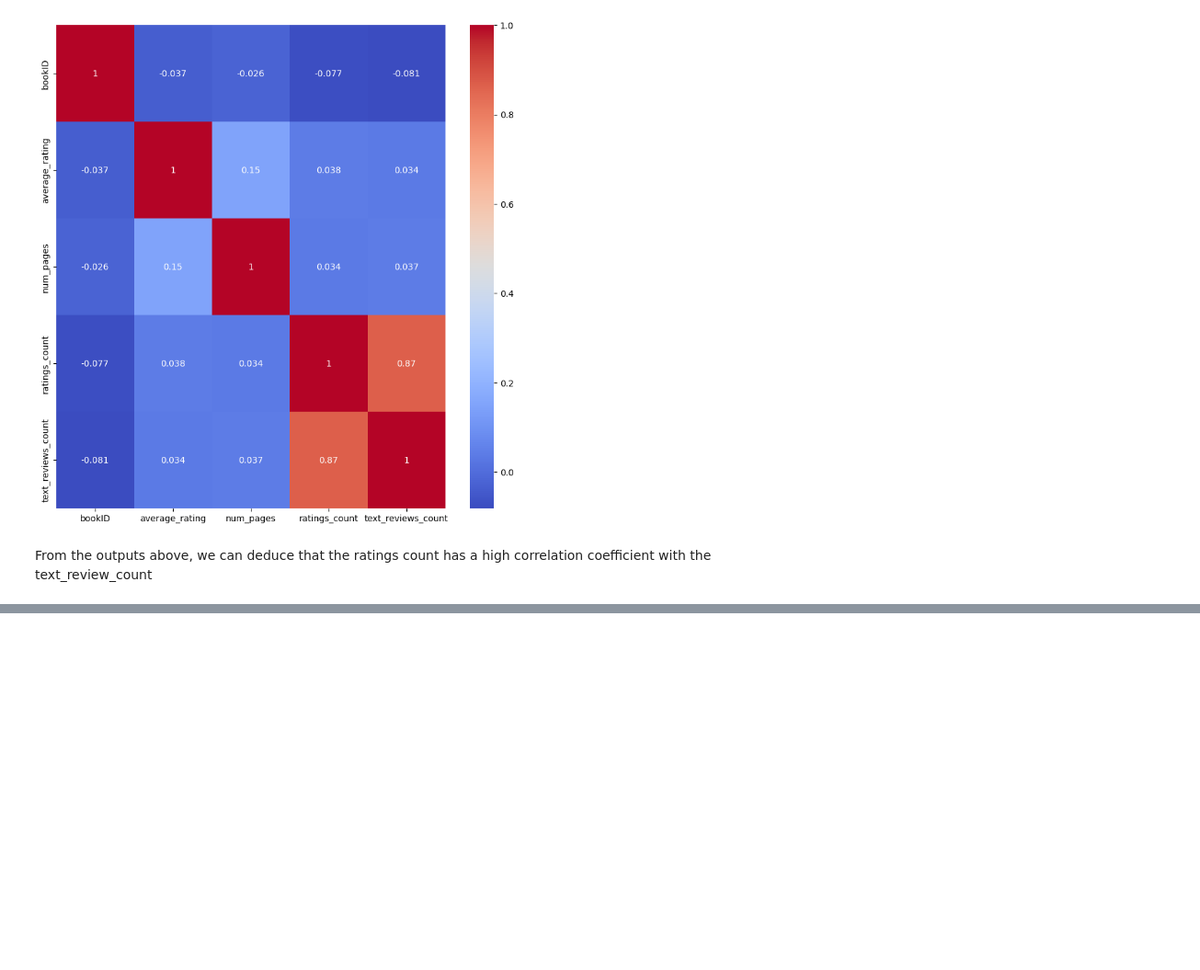
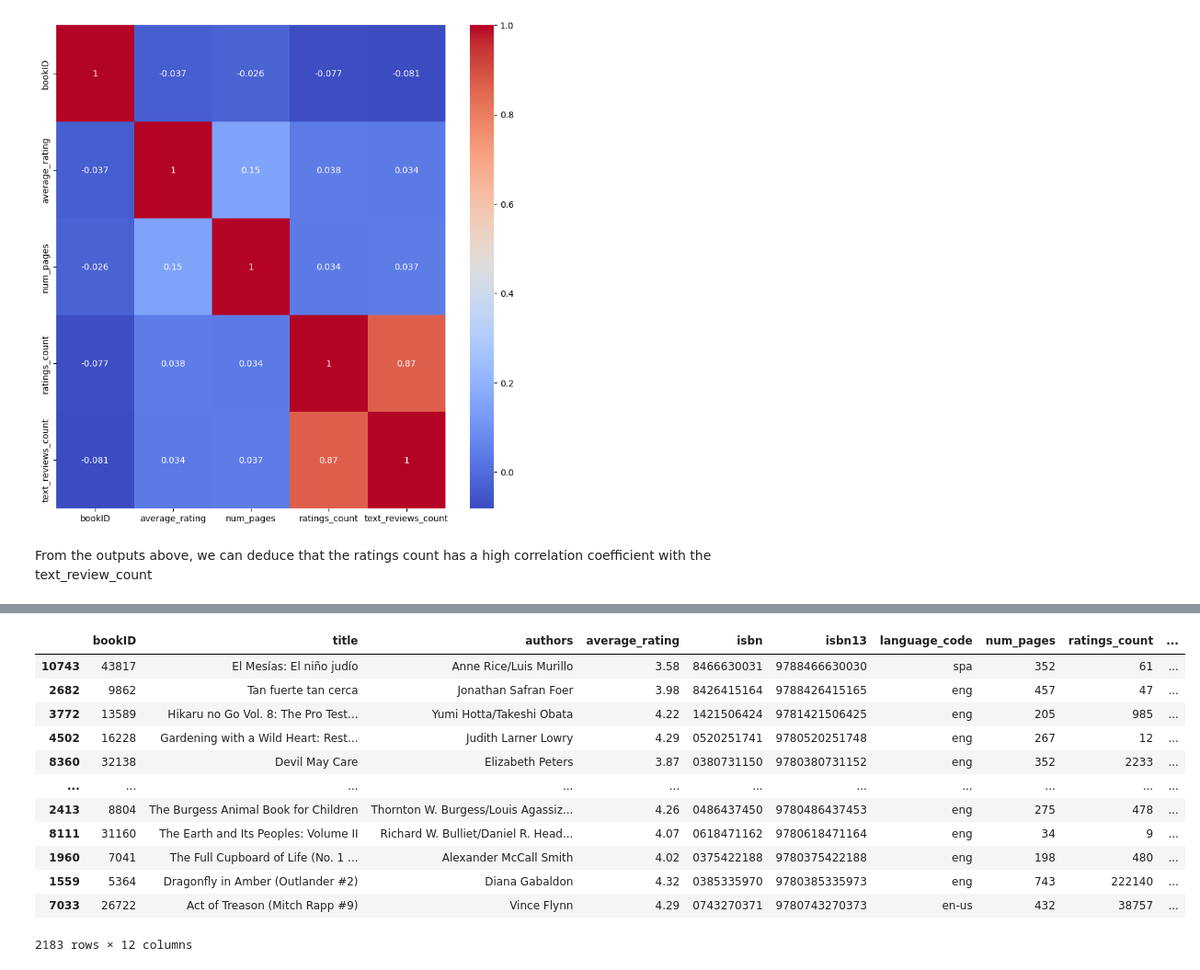
Before and after one commit to rhowsane/viet-goodreads, a Jupyter notebook: Notebook/main.ipynb, the cells around one changed output, grey strips where cells are left out. Shown at 92% size. Drawn from its saved outputs; the diff is of its cells as text; code cells hidden in the pictures; blank space fills up the shorter version.

```diff
--- a/Notebook/main.ipynb
+++ b/Notebook/main.ipynb
@@ -186,0 +235,16 @@ px.scatter(data_frame=books, x='average_rating', y='num_pages', color='language_
+# %%
+books.sample(frac=0.2)
+# %% [output]
+|  | bookID | title | authors | average_rating | isbn | isbn13 | language_code | num_pages | ratings_count | ... |
+| 10743 | 43817 | El Mesías: El niño judío | Anne Rice/Luis Murillo | 3.58 | 8466630031 | 9788466630030 | spa | 352 | 61 | ... |
+| 2682 | 9862 | Tan fuerte tan cerca | Jonathan Safran Foer | 3.98 | 8426415164 | 9788426415165 | eng | 457 | 47 | ... |
+| 3772 | 13589 | Hikaru no Go Vol. 8: The Pro Test... | Yumi Hotta/Takeshi Obata | 4.22 | 1421506424 | 9781421506425 | eng | 205 | 985 | ... |
+| 4502 | 16228 | Gardening with a Wild Heart: Rest... | Judith Larner Lowry | 4.29 | 0520251741 | 9780520251748 | eng | 267 | 12 | ... |
+| 8360 | 32138 | Devil May Care | Elizabeth Peters | 3.87 | 0380731150 | 9780380731152 | eng | 352 | 2233 | ... |
+| ... | ... | ... | ... | ... | ... | ... | ... | ... | ... | ... |
+| 2413 | 8804 | The Burgess Animal Book for Children | Thornton W. Burgess/Louis Agassiz... | 4.26 | 0486437450 | 9780486437453 | eng | 275 | 478 | ... |
+| 8111 | 31160 | The Earth and Its Peoples: Volume II | Richard W. Bulliet/Daniel R. Head... | 4.07 | 0618471162 | 9780618471164 | eng | 34 | 9 | ... |
+| 1960 | 7041 | The Full Cupboard of Life (No. 1 ... | Alexander McCall Smith | 4.02 | 0375422188 | 9780375422188 | eng | 198 | 480 | ... |
+| 1559 | 5364 | Dragonfly in Amber (Outlander #2) | Diana Gabaldon | 4.32 | 0385335970 | 9780385335973 | eng | 743 | 222140 | ... |
+| 7033 | 26722 | Act of Treason (Mitch Rapp #9) | Vince Flynn | 4.29 | 0743270371 | 9780743270373 | en-us | 432 | 38757 | ... |
+2183 rows × 12 columns
```
Also changed, not shown: parts of 12 cells of this notebook.
